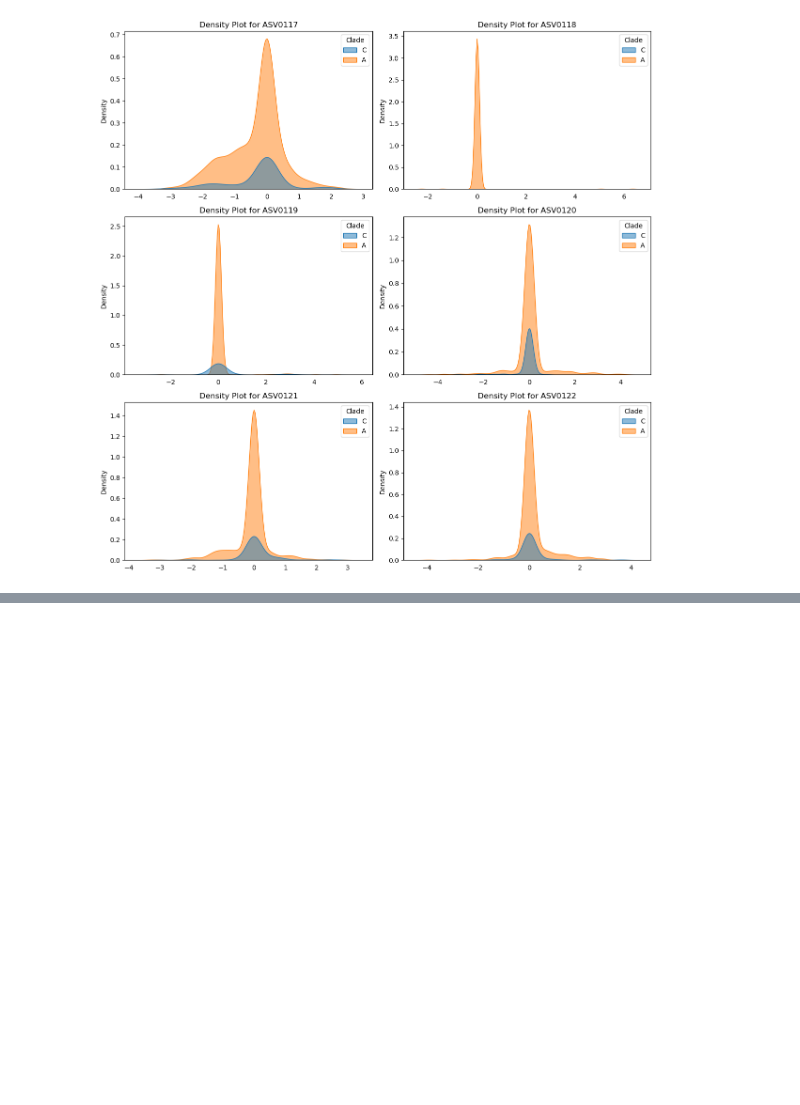
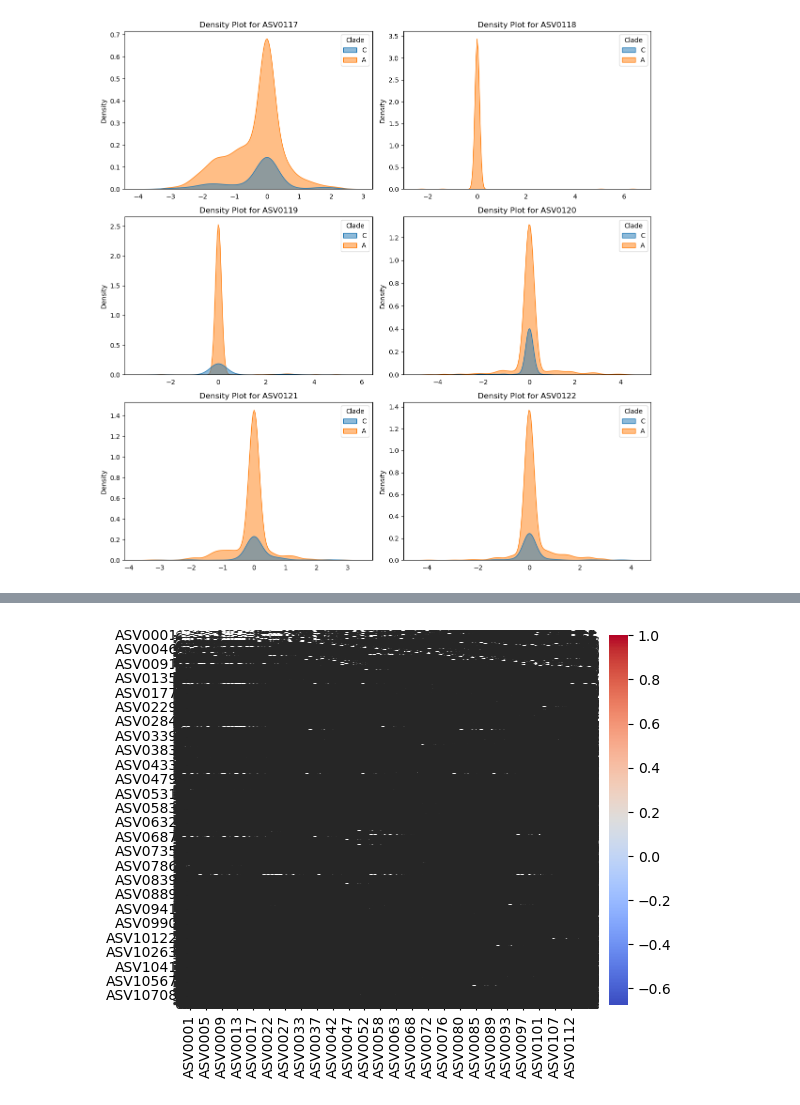
Before and after one commit to kaatori/ds_practicum_project, a Jupyter notebook: Data_642/AC_Density_Plots.ipynb, the cells around one changed output, grey strips where cells are left out. Cells and saved outputs as stored; diff of their text form; code cells hidden in the pictures; blank space fills up the shorter version.

```diff
--- a/Data_642/AC_Density_Plots.ipynb
+++ b/Data_642/AC_Density_Plots.ipynb
@@ -130,0 +142,6 @@ for batch in range(num_batches):
+# %%
+asv_columns = ac_data.columns[8:]
+# %%
+asv1000corr = ac_data[asv_columns].corr()
+# subset first 50 for plot
+asv1000corr.iloc[:,0:100].info()
@@ -130,0 +166,5 @@ for batch in range(num_batches):
+# %%
+sns.heatmap(asv1000corr.iloc[:,0:100], annot = True, cmap="coolwarm", fmt=".2f", linewidths=.5)
+plt.show()
+# %% [output]
+[figure, added]
```
Also changed, not shown: parts of 7 cells of this notebook, 30 other files.
